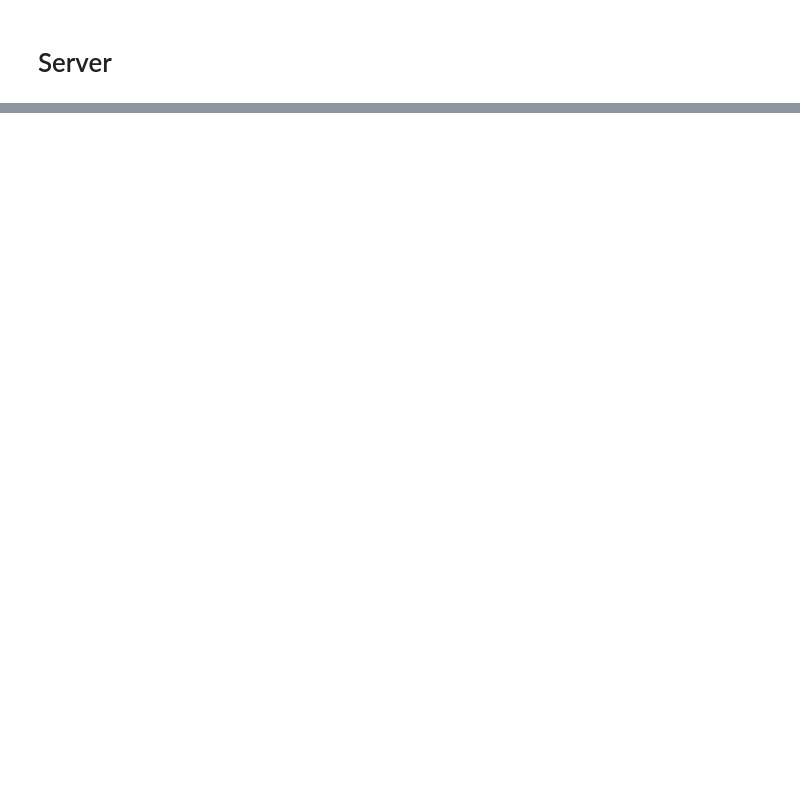
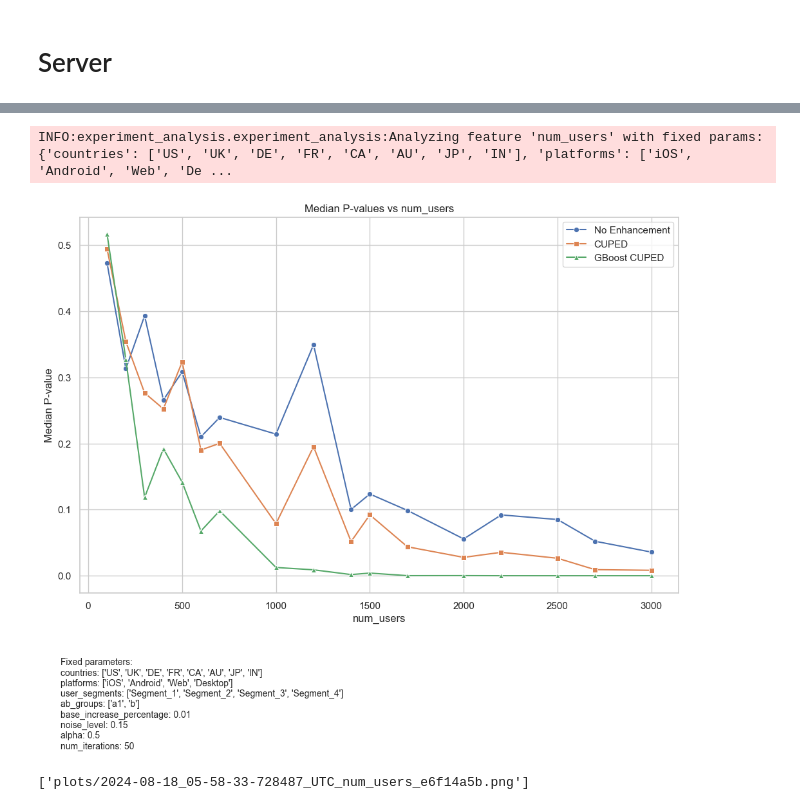
Before and after one commit to dmitry-brazhenko/ab-test-advanced-toolkit, a Jupyter notebook: examples/research.ipynb, the cells around one changed output, grey strips where cells are left out. Saved outputs shown, nothing was run; the diff lists cells and outputs as text; code cells hidden in the pictures; blank space fills up the shorter version.

```diff
--- a/examples/research.ipynb
+++ b/examples/research.ipynb
@@ -41,0 +40,32 @@ KeyboardInterrupt:
+# %%
+# Define fixed parameters that do not change during the analysis
+fixed_params = {
+    'countries': ['US', 'UK', 'DE', 'FR', 'CA', 'AU', 'JP', 'IN'],  # List of countries to be analyzed
+    'platforms': ['iOS', 'Android', 'Web', 'Desktop'],  # Platforms to be included in the analysis
+    'user_segments': ['Segment_1', 'Segment_2', 'Segment_3', 'Segment_4'],  # User segments to be considered
+    'ab_groups': ['a1', 'b'],  # A/B test groups
+    'base_increase_percentage': 0.01,
+    'noise_level': 0.15,
+    'alpha': 0.5
+}
+
+# Define parameters with ranges
+varying_params = {
+}
+
+# Define parameters with ranges to be used as the X-axis
+x_params = {
+    'num_users': np.array([100, 200, 300, 400, 500, 600, 700, 1000, 1200, 1400, 1500, 1700, 2000, 2200, 2500, 2700, 3000])
+}
+
+# Call the function to analyze and plot for all selected features
+analyze_and_plot_features(
+    fixed_params,
+    varying_params,
+    x_params,
+    num_iterations=50,  # Number of iterations to perform for each analysis
+)
+# %% [output]
+INFO:experiment_analysis.experiment_analysis:Analyzing feature 'num_users' with fixed params: {'countries': ['US', 'UK', 'DE', 'FR', 'CA', 'AU', 'JP', 'IN'], 'platforms': ['iOS', 'Android', 'Web', 'De ...
+[figure, added]
+['plots/2024-08-18_05-58-33-728487_UTC_num_users_e6f14a5b.png']
```
Also changed, not shown: parts of 1 cell of this notebook, 2 other files.
